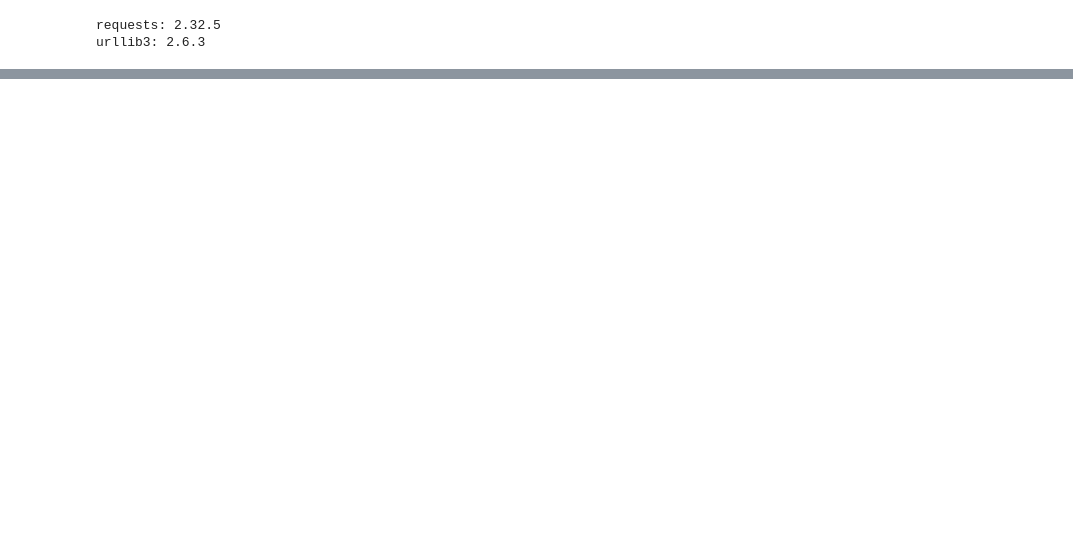
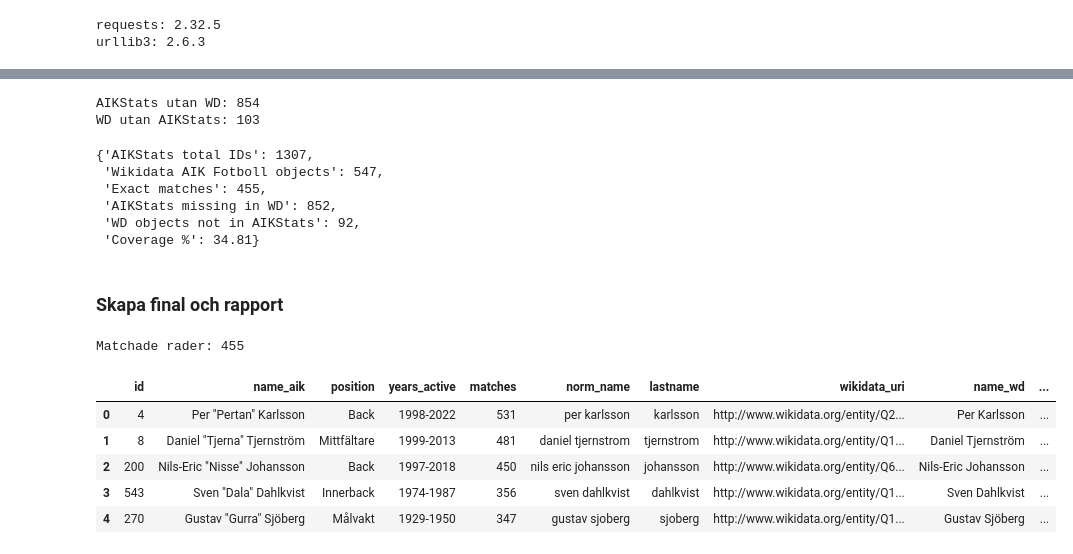
Before and after one commit to salgo60/ifkdb, a Jupyter notebook: Notebook/26_aikstats.ipynb, the cells around one changed output, grey strips where cells are left out. Drawn from its saved outputs; the diff is of its cells as text; code cells hidden in the pictures; blank space fills up the shorter version.

Commit message:
aikstat

```diff
--- a/Notebook/26_aikstats.ipynb
+++ b/Notebook/26_aikstats.ipynb
@@ -184,0 +324,5 @@ df_wiki.head()
+# %%
+df_aik["norm_name"] = df_aik["name"].apply(normalize)
+df_wd["norm_name"] = df_wd["name"].apply(normalize)
+
+df_wd["birth_year"] = pd.to_datetime(df_wd["birthDate"], errors="coerce").dt.year
@@ -184,0 +341,69 @@ df_wiki.head()
+# %%
+matched_names = set(exact_matches["norm_name"])
+
+aik_unmatched = df_aik[~df_aik["norm_name"].isin(matched_names)]
+wd_unmatched = df_wd[~df_wd["norm_name"].isin(matched_names)]
+
+print("AIKStats utan WD:", len(aik_unmatched))
+print("WD utan AIKStats:", len(wd_unmatched))
+# %% [output]
+AIKStats utan WD: 854
+WD utan AIKStats: 103
+# %%
+def lastname(name):
+    if not name:
+        return None
+    return name.split()[-1]
+
+df_aik["lastname"] = df_aik["norm_name"].apply(lastname)
+df_wd["lastname"] = df_wd["norm_name"].apply(lastname)
+
+lastname_matches = df_aik.merge(
+    df_wd,
+    on="lastname",
+    how="inner"
+)
+# %%
+total_aik = len(df_aik)
+total_wd = df_wd["name"].nunique()
+matched = len_exact
+missing_in_wd = total_aik - matched
+wd_extra = total_wd - matched
+
+report = {
+    "AIKStats total IDs": total_aik,
+    "Wikidata AIK Fotboll objects": total_wd,
+    "Exact matches": matched,
+    "AIKStats missing in WD": missing_in_wd,
+    "WD objects not in AIKStats": wd_extra,
+    "Coverage %": round((matched / total_aik) * 100, 2)
+}
+
+report
+# %% [output]
+{'AIKStats total IDs': 1307,
+ 'Wikidata AIK Fotboll objects': 547,
+ 'Exact matches': 455,
+ 'AIKStats missing in WD': 852,
+ 'WD objects not in AIKStats': 92,
+ 'Coverage %': 34.81}
+# %% [markdown]
+### Skapa final och rapport
+# %%
+df_final = df_aik.merge(
+    df_wd,
+    on="norm_name",
+    how="inner",
+    suffixes=("_aik", "_wd")
+)
+
+print("Matchade rader:", len(df_final))
+df_final.head()
+# %% [output]
+Matchade rader: 455
+|  | id | name_aik | position | years_active | matches | norm_name | lastname | wikidata_uri | name_wd | ... |
+| 0 | 4 | Per "Pertan" Karlsson | Back | 1998-2022 | 531 | per karlsson | karlsson | http://www.wikidata.org/entity/Q2... | Per Karlsson | ... |
+| 1 | 8 | Daniel "Tjerna" Tjernström | Mittfältare | 1999-2013 | 481 | daniel tjernstrom | tjernstrom | http://www.wikidata.org/entity/Q1... | Daniel Tjernström | ... |
+| 2 | 200 | Nils-Eric "Nisse" Johansson | Back | 1997-2018 | 450 | nils eric johansson | johansson | http://www.wikidata.org/entity/Q6... | Nils-Eric Johansson | ... |
+| 3 | 543 | Sven "Dala" Dahlkvist | Innerback | 1974-1987 | 356 | sven dahlkvist | dahlkvist | http://www.wikidata.org/entity/Q1... | Sven Dahlkvist | ... |
+| 4 | 270 | Gustav "Gurra" Sjöberg | Målvakt | 1929-1950 | 347 | gustav sjoberg | sjoberg | http://www.wikidata.org/entity/Q1... | Gustav Sjöberg | ... |
```
Also changed, not shown: parts of 24 cells of this notebook, 6 other files.
